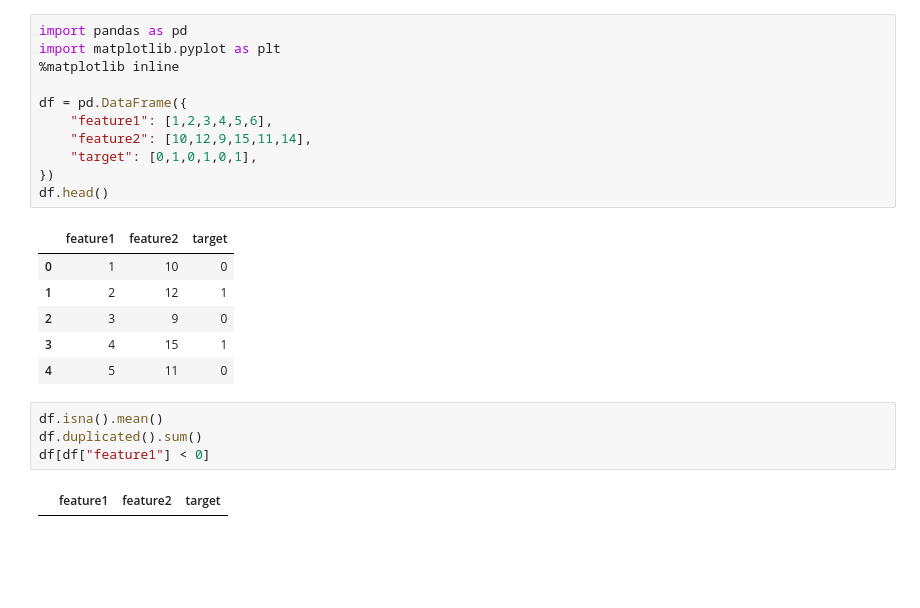
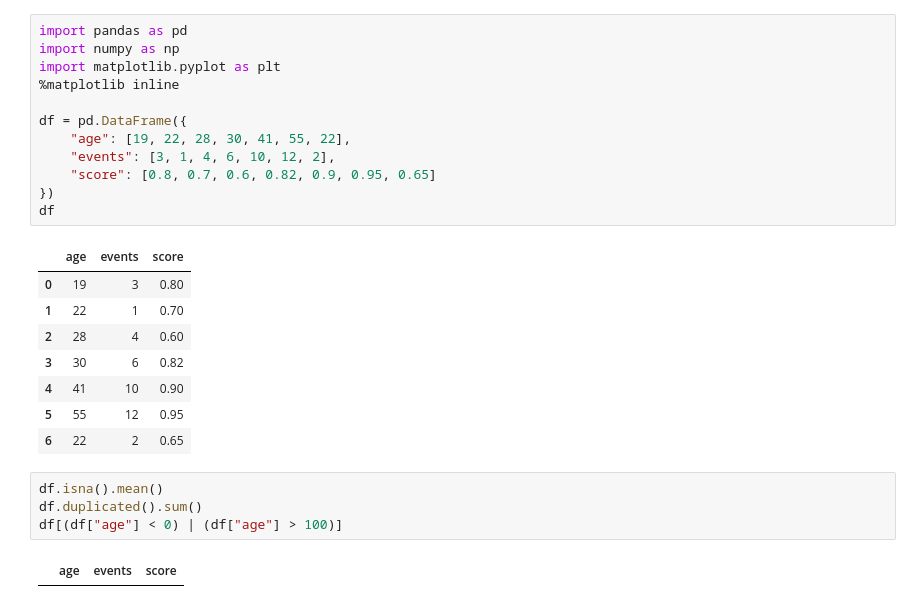
Before and after one commit to HileZ360/institute-of-ai, a Jupyter notebook: project/notebooks/eda_v1.ipynb, the cells around one changed output. Saved outputs shown, nothing was run; the diff lists cells and outputs as text; blank space fills up the shorter version.

```diff
--- a/project/notebooks/eda_v1.ipynb
+++ b/project/notebooks/eda_v1.ipynb
@@ -1,24 +1,27 @@
 # %%
 import pandas as pd
+import numpy as np
 import matplotlib.pyplot as plt
 %matplotlib inline
 
 df = pd.DataFrame({
-    "feature1": [1,2,3,4,5,6],
-    "feature2": [10,12,9,15,11,14],
-    "target": [0,1,0,1,0,1],
+    "age": [19, 22, 28, 30, 41, 55, 22],
+    "events": [3, 1, 4, 6, 10, 12, 2],
+    "score": [0.8, 0.7, 0.6, 0.82, 0.9, 0.95, 0.65]
 })
-df.head()
+df
 # %% [output]
-|  | feature1 | feature2 | target |
-| 0 | 1 | 10 | 0 |
-| 1 | 2 | 12 | 1 |
-| 2 | 3 | 9 | 0 |
-| 3 | 4 | 15 | 1 |
-| 4 | 5 | 11 | 0 |
+|  | age | events | score |
+| 0 | 19 | 3 | 0.80 |
+| 1 | 22 | 1 | 0.70 |
+| 2 | 28 | 4 | 0.60 |
+| 3 | 30 | 6 | 0.82 |
+| 4 | 41 | 10 | 0.90 |
+| 5 | 55 | 12 | 0.95 |
+| 6 | 22 | 2 | 0.65 |
 # %%
 df.isna().mean()
 df.duplicated().sum()
-df[df["feature1"] < 0]
+df[(df["age"] < 0) | (df["age"] > 100)]
 # %% [output]
-|  | feature1 | feature2 | target |
+|  | age | events | score |
```
Also changed, not shown: parts of 3 cells of this notebook.
